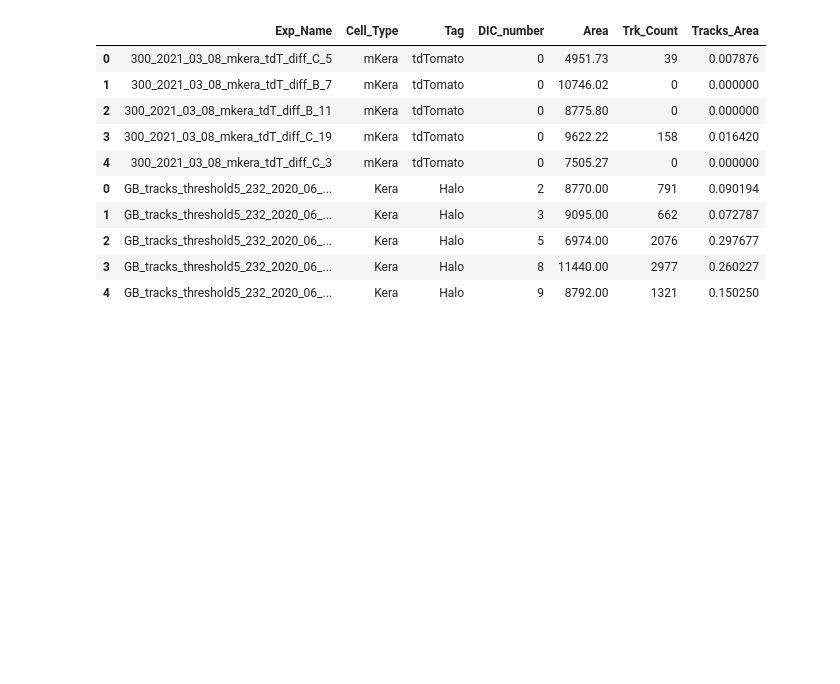
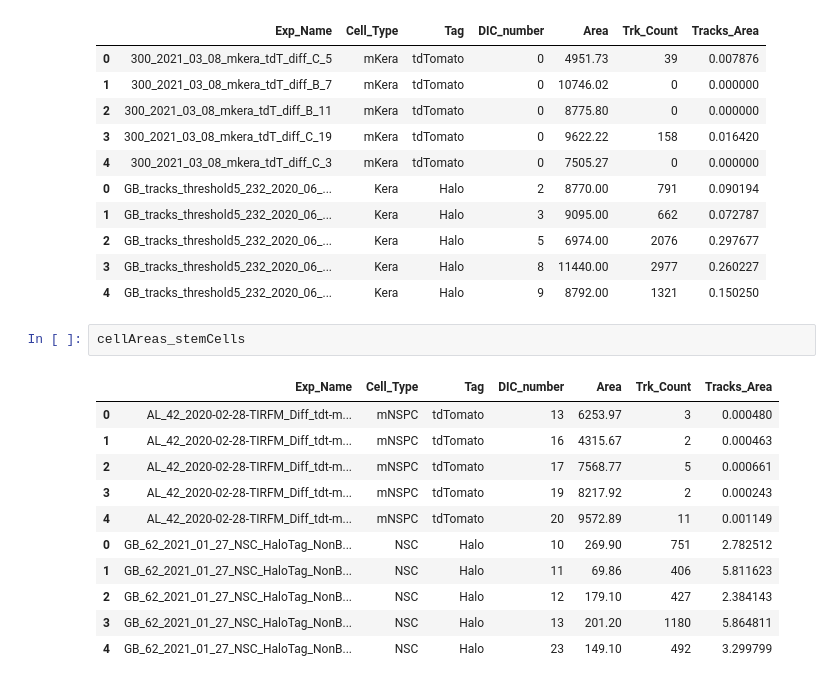
Before and after one commit to DoubleChimera/Gabby-RIP-Talk-2021, a Jupyter notebook: Gabby_RIP_Talk_2021_plots.ipynb, the cells around one changed output. Saved outputs shown, nothing was run; the diff lists cells and outputs as text; blank space fills up the shorter version.

```diff
--- a/Gabby_RIP_Talk_2021_plots.ipynb
+++ b/Gabby_RIP_Talk_2021_plots.ipynb
@@ -310,3 +310,17 @@ cellAreas_keraCells
 | 2 | GB_tracks_threshold5_232_2020_06_... | Kera | Halo | 5 | 6974.00 | 2076 | 0.297677 |
 | 3 | GB_tracks_threshold5_232_2020_06_... | Kera | Halo | 8 | 11440.00 | 2977 | 0.260227 |
 | 4 | GB_tracks_threshold5_232_2020_06_... | Kera | Halo | 9 | 8792.00 | 1321 | 0.150250 |
+# %%
+cellAreas_stemCells
+# %% [output]
+|  | Exp_Name | Cell_Type | Tag | DIC_number | Area | Trk_Count | Tracks_Area |
+| 0 | AL_42_2020-02-28-TIRFM_Diff_tdt-m... | mNSPC | tdTomato | 13 | 6253.97 | 3 | 0.000480 |
+| 1 | AL_42_2020-02-28-TIRFM_Diff_tdt-m... | mNSPC | tdTomato | 16 | 4315.67 | 2 | 0.000463 |
+| 2 | AL_42_2020-02-28-TIRFM_Diff_tdt-m... | mNSPC | tdTomato | 17 | 7568.77 | 5 | 0.000661 |
+| 3 | AL_42_2020-02-28-TIRFM_Diff_tdt-m... | mNSPC | tdTomato | 19 | 8217.92 | 2 | 0.000243 |
+| 4 | AL_42_2020-02-28-TIRFM_Diff_tdt-m... | mNSPC | tdTomato | 20 | 9572.89 | 11 | 0.001149 |
+| 0 | GB_62_2021_01_27_NSC_HaloTag_NonB... | NSC | Halo | 10 | 269.90 | 751 | 2.782512 |
+| 1 | GB_62_2021_01_27_NSC_HaloTag_NonB... | NSC | Halo | 11 | 69.86 | 406 | 5.811623 |
+| 2 | GB_62_2021_01_27_NSC_HaloTag_NonB... | NSC | Halo | 12 | 179.10 | 427 | 2.384143 |
+| 3 | GB_62_2021_01_27_NSC_HaloTag_NonB... | NSC | Halo | 13 | 201.20 | 1180 | 5.864811 |
+| 4 | GB_62_2021_01_27_NSC_HaloTag_NonB... | NSC | Halo | 23 | 149.10 | 492 | 3.299799 |
```
